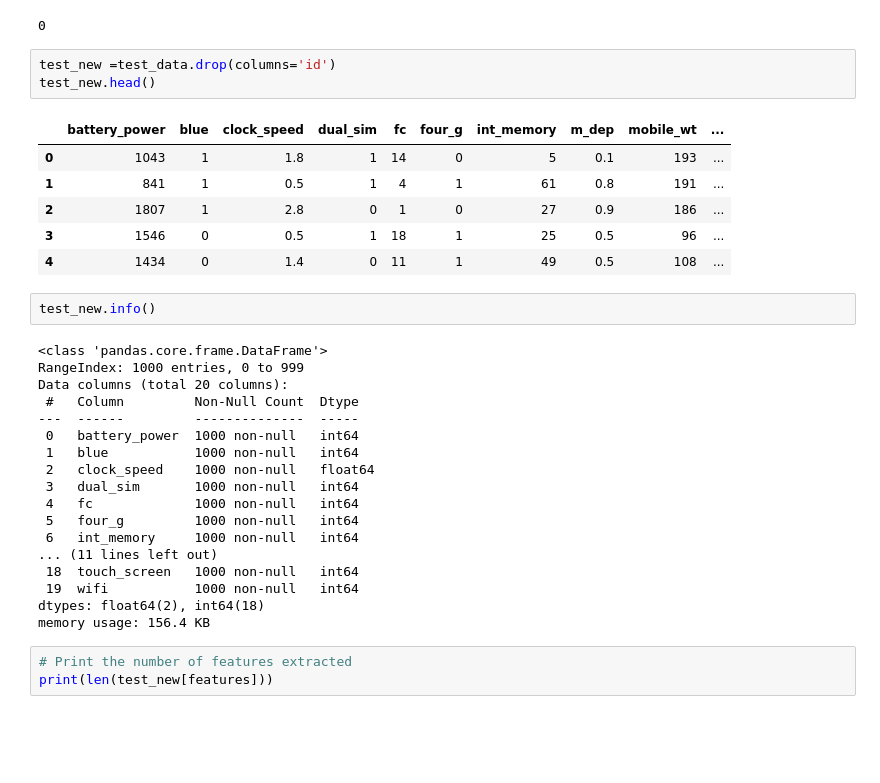
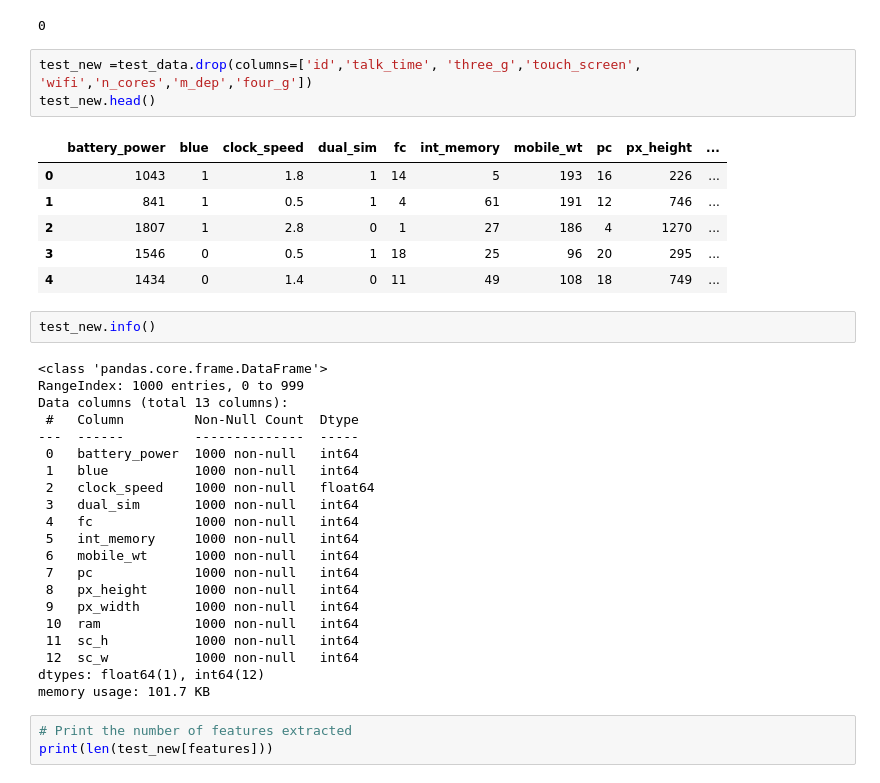
Before and after one commit to kent-debug/train--and-test-data, a Jupyter notebook: room3.ipynb, the cells around one changed output. Cells and saved outputs as stored; diff of their text form; blank space fills up the shorter version.

```diff
--- a/room3.ipynb
+++ b/room3.ipynb
@@ -338,21 +338,21 @@ test_new.duplicated().sum()
 # %% [output]
 0
 # %%
-test_new =test_data.drop(columns='id')
+test_new =test_data.drop(columns=['id','talk_time', 'three_g','touch_screen', 'wifi','n_cores','m_dep','four_g'])
 test_new.head()
 # %% [output]
-|  | battery_power | blue | clock_speed | dual_sim | fc | four_g | int_memory | m_dep | mobile_wt | ... |
-| 0 | 1043 | 1 | 1.8 | 1 | 14 | 0 | 5 | 0.1 | 193 | ... |
-| 1 | 841 | 1 | 0.5 | 1 | 4 | 1 | 61 | 0.8 | 191 | ... |
-| 2 | 1807 | 1 | 2.8 | 0 | 1 | 0 | 27 | 0.9 | 186 | ... |
-| 3 | 1546 | 0 | 0.5 | 1 | 18 | 1 | 25 | 0.5 | 96 | ... |
-| 4 | 1434 | 0 | 1.4 | 0 | 11 | 1 | 49 | 0.5 | 108 | ... |
+|  | battery_power | blue | clock_speed | dual_sim | fc | int_memory | mobile_wt | pc | px_height | ... |
+| 0 | 1043 | 1 | 1.8 | 1 | 14 | 5 | 193 | 16 | 226 | ... |
+| 1 | 841 | 1 | 0.5 | 1 | 4 | 61 | 191 | 12 | 746 | ... |
+| 2 | 1807 | 1 | 2.8 | 0 | 1 | 27 | 186 | 4 | 1270 | ... |
+| 3 | 1546 | 0 | 0.5 | 1 | 18 | 25 | 96 | 20 | 295 | ... |
+| 4 | 1434 | 0 | 1.4 | 0 | 11 | 49 | 108 | 18 | 749 | ... |
 # %%
 test_new.info()
 # %% [output]
 <class 'pandas.core.frame.DataFrame'>
 RangeIndex: 1000 entries, 0 to 999
-Data columns (total 20 columns):
+Data columns (total 13 columns):
  #   Column         Non-Null Count  Dtype
 ---  ------         --------------  -----
  0   battery_power  1000 non-null   int64
@@ -360,13 +360,16 @@ Data columns (total 20 columns):
  2   clock_speed    1000 non-null   float64
  3   dual_sim       1000 non-null   int64
  4   fc             1000 non-null   int64
- 5   four_g         1000 non-null   int64
- 6   int_memory     1000 non-null   int64
-... (11 lines left out)
- 18  touch_screen   1000 non-null   int64
- 19  wifi           1000 non-null   int64
-dtypes: float64(2), int64(18)
-memory usage: 156.4 KB
+ 5   int_memory     1000 non-null   int64
+ 6   mobile_wt      1000 non-null   int64
+ 7   pc             1000 non-null   int64
+ 8   px_height      1000 non-null   int64
+ 9   px_width       1000 non-null   int64
+ 10  ram            1000 non-null   int64
+ 11  sc_h           1000 non-null   int64
+ 12  sc_w           1000 non-null   int64
+dtypes: float64(1), int64(12)
+memory usage: 101.7 KB
 # %%
 # Print the number of features extracted
 print(len(test_new[features]))
```
Also changed, not shown: parts of 4 cells of this notebook.
